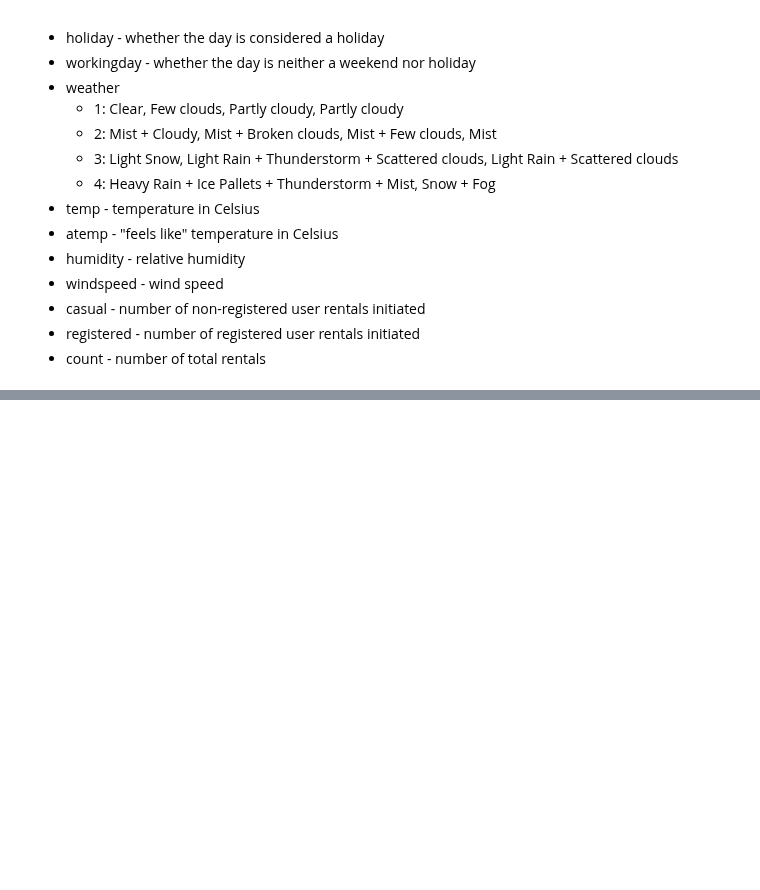
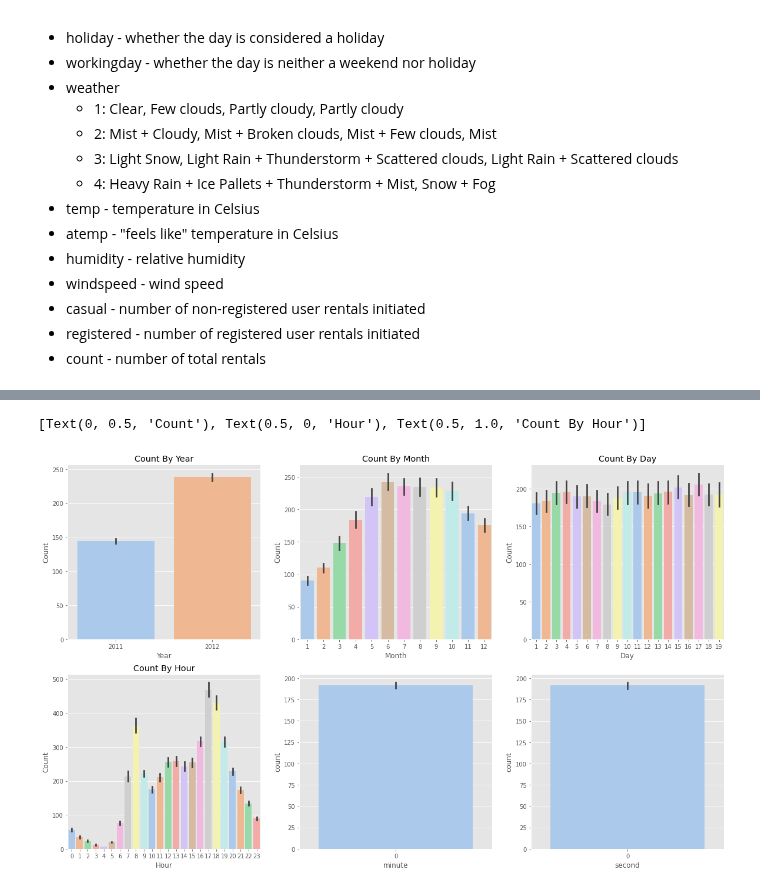
Before and after one commit to eruru0411/DL_Study, a Jupyter notebook: Kaggle_bike.ipynb, the cells around one changed output, grey strips where cells are left out. Drawn from its saved outputs; the diff is of its cells as text; code cells hidden in the pictures; blank space fills up the shorter version.

```diff
--- a/Kaggle_bike.ipynb
+++ b/Kaggle_bike.ipynb
@@ -236,0 +44,5 @@ dayofweek Int64Index([], dtype='int64')
+# %%
+#1. EDA
+#train 데이터 불러오기
+train = pd.read_csv("bike_train.csv")
+print(train.shape) #(10886, 12)
@@ -236,0 +87,3 @@ dayofweek Int64Index([], dtype='int64')
+# %%
+#datetime : object->datetime으로 변경
+train["datetime"] = pd.to_datetime(train["datetime"])
@@ -236,0 +121,9 @@ dayofweek Int64Index([], dtype='int64')
+# %%
+#datetime(시계열 데이터)-> 년/월/일/시/분/초/요일로 나누기 + datetime 삭제
+train["year"] = train["datetime"].dt.year
+train["month"] = train["datetime"].dt.month
+train["day"] = train["datetime"].dt.day
+train["hour"] = train["datetime"].dt.hour
+train["minute"] = train["datetime"].dt.minute
+train["second"] = train["datetime"].dt.second
+#train = train.drop(["datetime"],axis=1)
@@ -236,0 +139,20 @@ dayofweek Int64Index([], dtype='int64')
+# %%
+flg, ((ax1, ax2, ax3), (ax4, ax5, ax6)) = plt.subplots(nrows=2, ncols=3)
+flg.set_size_inches(20,12)
+
+sns.barplot(data=train, x="year", y="count",ax=ax1, palette='pastel')
+sns.barplot(data=train, x="month", y="count",ax=ax2, palette='pastel')
+sns.barplot(data=train, x="day", y="count",ax=ax3, palette='pastel')
+sns.barplot(data=train, x="hour", y="count",ax=ax4, palette='pastel')
+sns.barplot(data=train, x="minute", y="count",ax=ax5, palette='pastel')
+sns.barplot(data=train, x="second", y="count",ax=ax6, palette='pastel')
+
+
+
+ax1.set(xlabel='Year', ylabel='Count',title="Count By Year")
+ax2.set(xlabel='Month', ylabel='Count',title="Count By Month")
+ax3.set(xlabel='Day', ylabel='Count',title="Count By Day")
+ax4.set(xlabel='Hour', ylabel='Count', title="Count By Hour")
+# %% [output]
+[Text(0, 0.5, 'Count'), Text(0.5, 0, 'Hour'), Text(0.5, 1.0, 'Count By Hour')]
+[figure, added]
```
Also changed, not shown: parts of 64 cells of this notebook.
